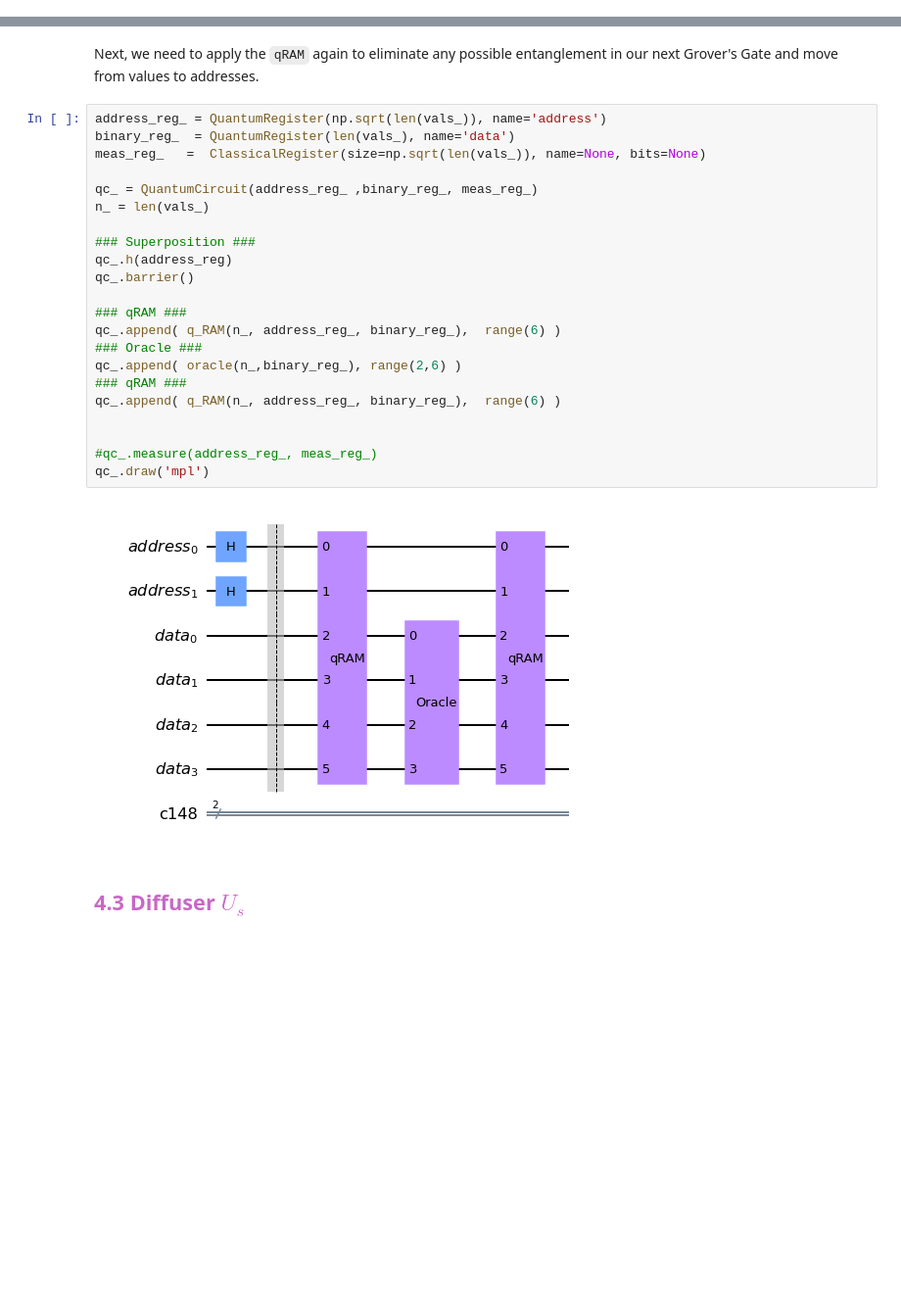
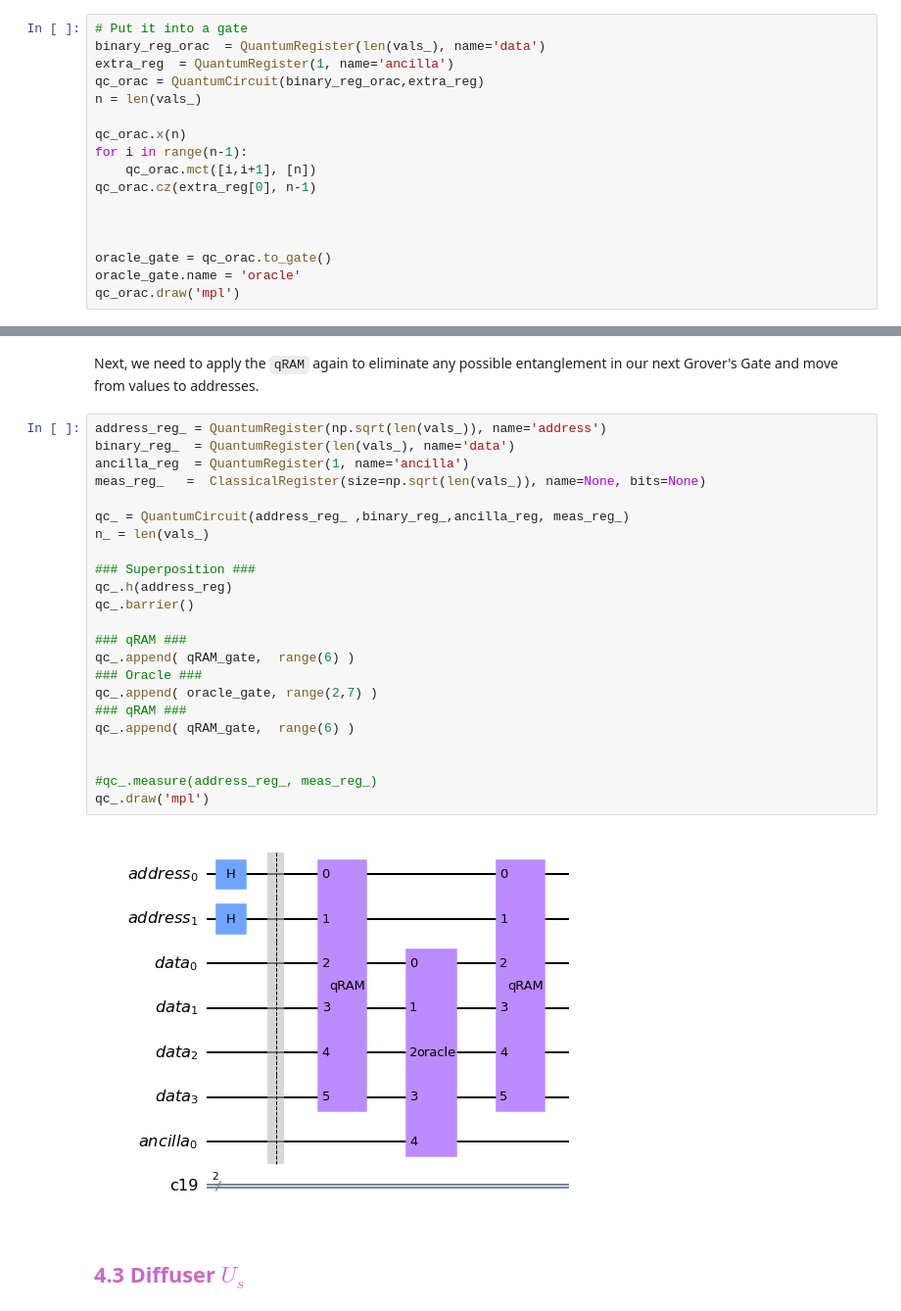
Before and after one commit to abdielgv163/IQOSF_Mentorship_Program, a Jupyter notebook: Task_1.ipynb, the cells around one changed output, grey strips where cells are left out. Shown: that part at 98% size. Drawn from its saved outputs; the diff is of its cells as text; blank space fills up the shorter version.

```diff
--- a/Task_1.ipynb
+++ b/Task_1.ipynb
@@ -394,0 +351,17 @@ def oracle(n, reg_2):
+# %%
+# Put it into a gate
+binary_reg_orac  = QuantumRegister(len(vals_), name='data')
+extra_reg  = QuantumRegister(1, name='ancilla')
+qc_orac = QuantumCircuit(binary_reg_orac,extra_reg)
+n = len(vals_)
+
+qc_orac.x(n)
+for i in range(n-1):
+    qc_orac.mct([i,i+1], [n])
+qc_orac.cz(extra_reg[0], n-1)
+
+
+
+oracle_gate = qc_orac.to_gate()
+oracle_gate.name = 'oracle'
+qc_orac.draw('mpl')
@@ -418,26 +394,27 @@ Next, we need to apply the `qRAM` again to eliminate any possible entanglement i
 # %%
 address_reg_ = QuantumRegister(np.sqrt(len(vals_)), name='address')
 binary_reg_  = QuantumRegister(len(vals_), name='data')
+ancilla_reg  = QuantumRegister(1, name='ancilla')
 meas_reg_   =  ClassicalRegister(size=np.sqrt(len(vals_)), name=None, bits=None)
 
-qc_ = QuantumCircuit(address_reg_ ,binary_reg_, meas_reg_)
+qc_ = QuantumCircuit(address_reg_ ,binary_reg_,ancilla_reg, meas_reg_)
 n_ = len(vals_)
 
 ### Superposition ###
 qc_.h(address_reg)
 qc_.barrier()
 
 ### qRAM ###
-qc_.append( q_RAM(n_, address_reg_, binary_reg_),  range(6) )
+qc_.append( qRAM_gate,  range(6) )
 ### Oracle ###
-qc_.append( oracle(n_,binary_reg_), range(2,6) )
+qc_.append( oracle_gate, range(2,7) )
 ### qRAM ###
-qc_.append( q_RAM(n_, address_reg_, binary_reg_),  range(6) )
+qc_.append( qRAM_gate,  range(6) )
 
 
 #qc_.measure(address_reg_, meas_reg_)
 qc_.draw('mpl')
 # %% [output]
-[figure, old version]
+[figure, new version]
 # %% [markdown]
 <h2><a style="color:#C868C6",  id='diff'>4.3 Diffuser $U_s$</a></h2>
```
Also changed, not shown: parts of 29 cells of this notebook.
